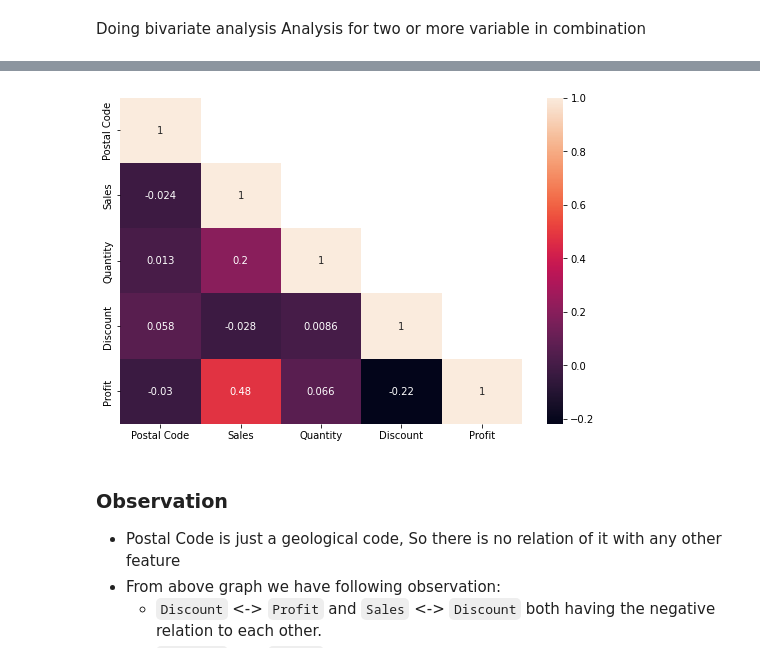
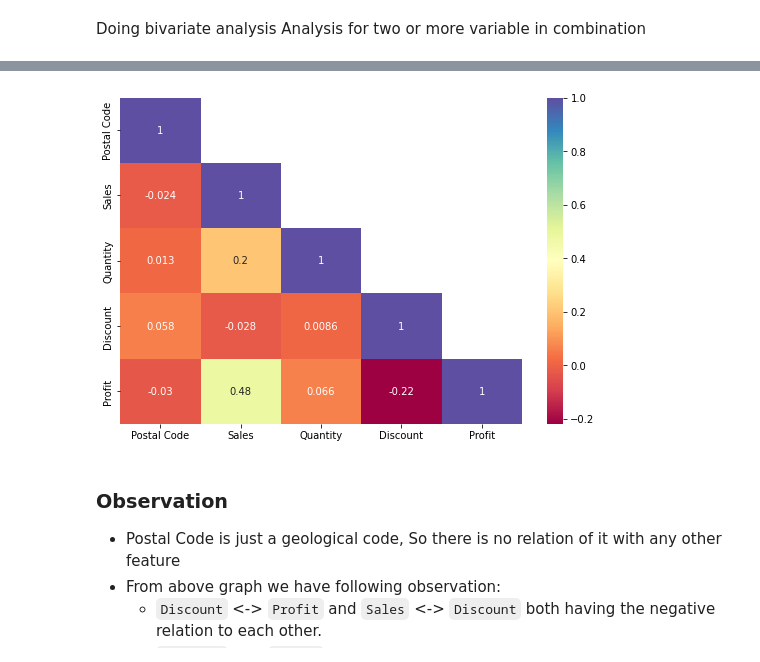
Before and after one commit to ukantjadia/TSF-GRIP-Tasks, a Jupyter notebook: Task-03/EDA_SampleSuperStore.ipynb, the cells around one changed output, grey strips where cells are left out. Saved outputs shown, nothing was run; the diff lists cells and outputs as text; code cells hidden in the pictures.

```diff
--- a/Task-03/EDA_SampleSuperStore.ipynb
+++ b/Task-03/EDA_SampleSuperStore.ipynb
@@ -248,10 +252,11 @@ Deprecated in NumPy 1.20; for more details and guidance: https://numpy.org/devdo
 # %%
 ## Correlation Heatmap for relation ship among features
 plt.figure(figsize=(9,6))
-sns.heatmap(corr_df_lower,annot=True)
+color=sns.color_palette('Spectral',as_cmap=True)
+sns.heatmap(corr_df_lower,annot=True,cmap=color)
 plt.show()
 # %% [output]
-[figure, old version]
+[figure, new version]
 # %% [markdown]
 ### Observation
 - Postal Code is just a geological code, So there is no relation of it with any other feature
```
Also changed, not shown: parts of 6 cells of this notebook.
